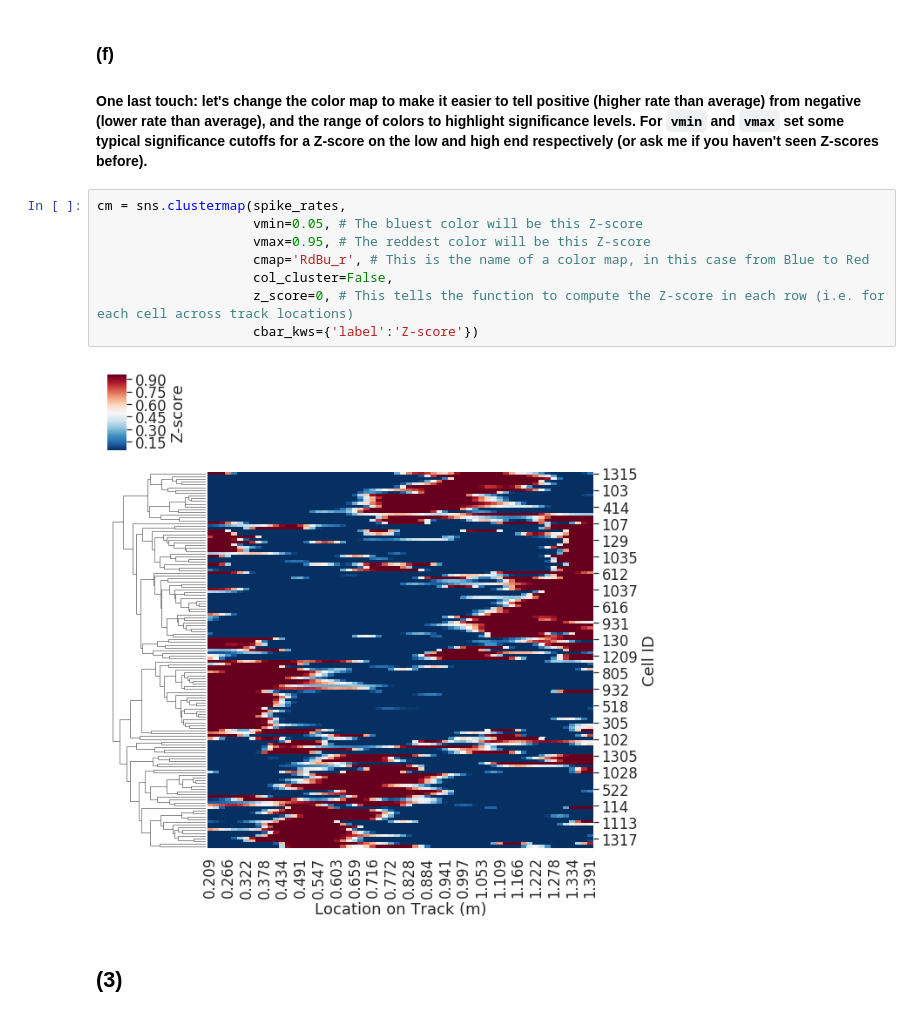
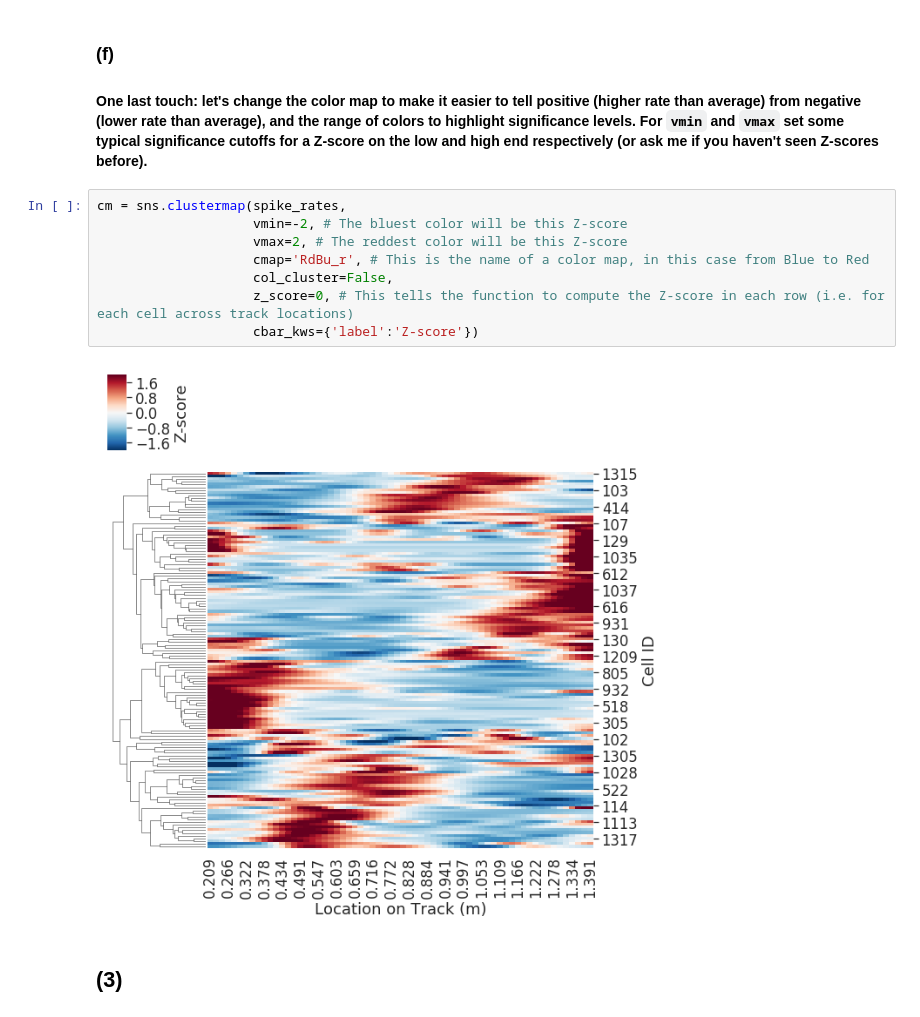
Before and after one commit to grobinson2019/BIO494, a Jupyter notebook: neural_coding_exercises.ipynb, the cells around one changed output. Cells and saved outputs as stored; diff of their text form.

```diff
--- a/neural_coding_exercises.ipynb
+++ b/neural_coding_exercises.ipynb
@@ -187,14 +187,14 @@ cm = sns.clustermap(spike_rates, # We don't even have to do the normalization, a
 #### One last touch: let's change the color map to make it easier to tell positive (higher rate than average) from negative (lower rate than average), and the range of colors to highlight significance levels.  For `vmin` and `vmax` set some typical significance cutoffs for a Z-score on the low and high end respectively (or ask me if you haven't seen Z-scores before).
 # %%
 cm = sns.clustermap(spike_rates,
-                    vmin=0.05, # The bluest color will be this Z-score
-                    vmax=0.95, # The reddest color will be this Z-score
+                    vmin=-2, # The bluest color will be this Z-score
+                    vmax=2, # The reddest color will be this Z-score
                     cmap='RdBu_r', # This is the name of a color map, in this case from Blue to Red
                     col_cluster=False,
                     z_score=0, # This tells the function to compute the Z-score in each row (i.e. for each cell across track locations)
                     cbar_kws={'label':'Z-score'})
 # %% [output]
-[figure, old version]
+[figure, new version]
 # %% [markdown]
 ## (3)
 # %% [markdown]
```
Also changed, not shown: parts of 4 cells of this notebook.
